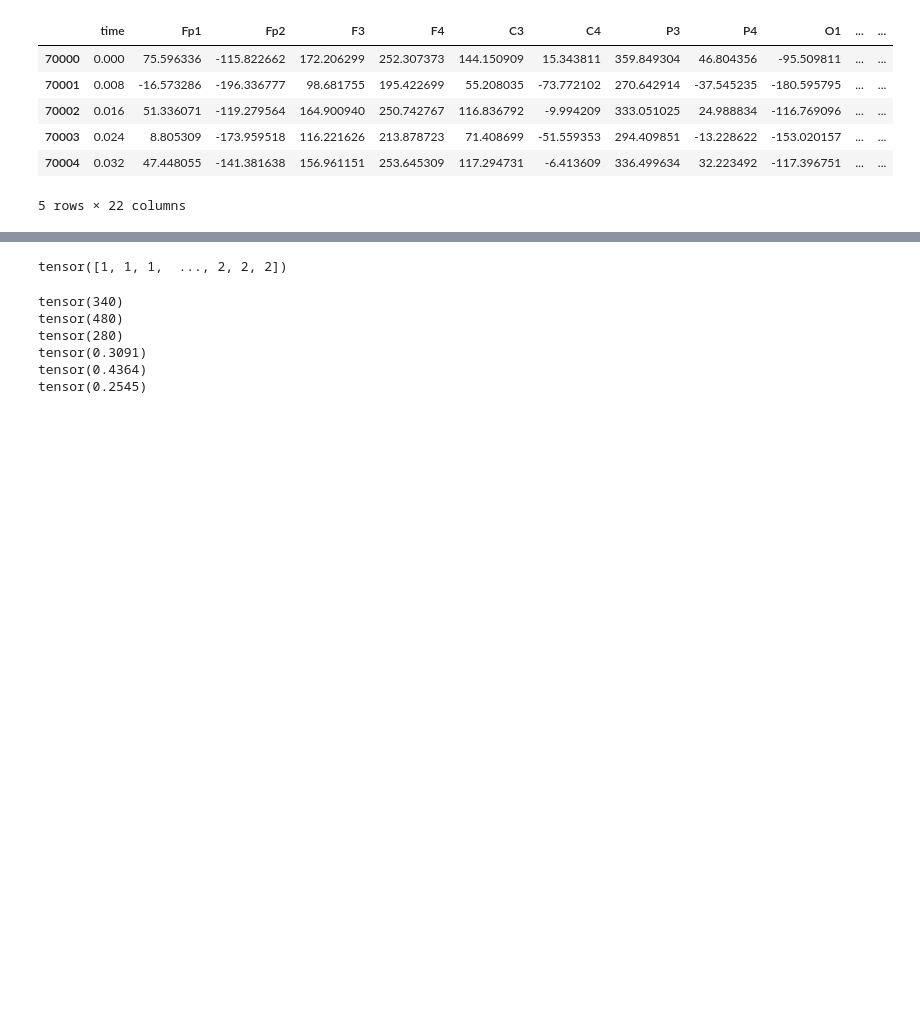
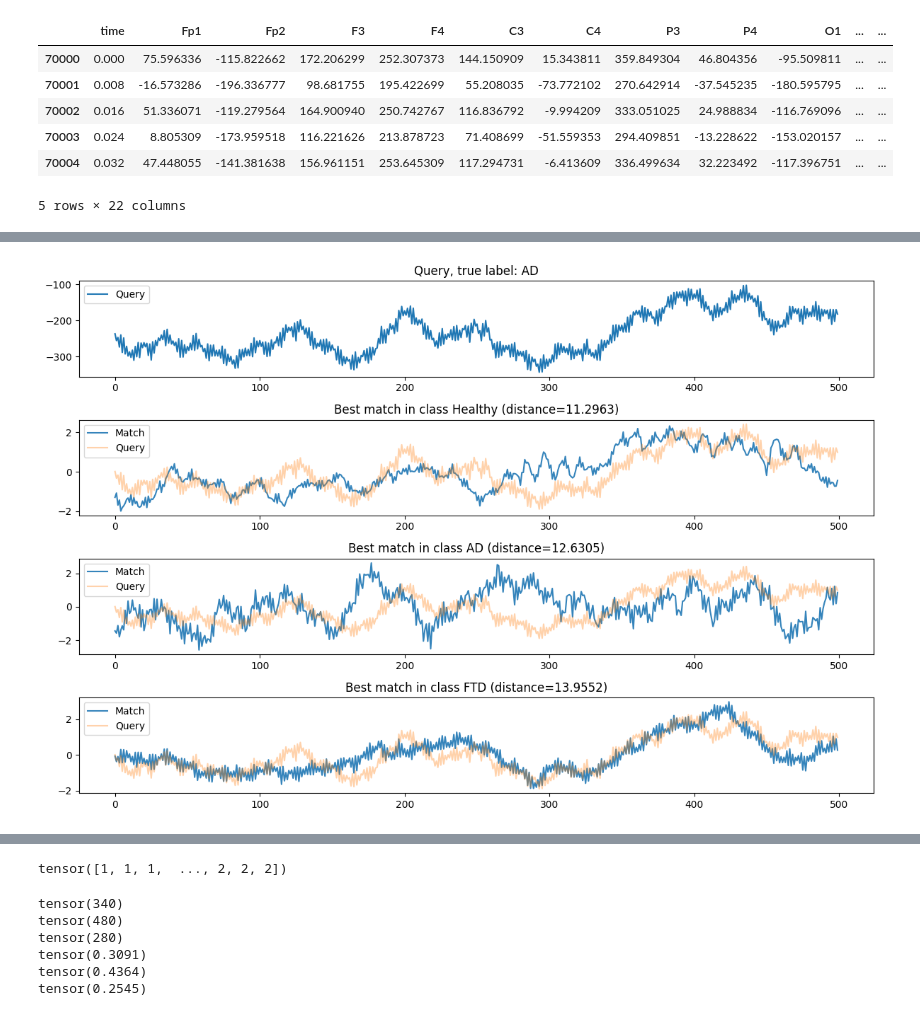
Before and after one commit to hereditary-eu/EEGlass, a Jupyter notebook: backend/experiments_xeegnet/test_matrix_profile.ipynb, the cells around one changed output, grey strips where cells are left out. Drawn from its saved outputs; the diff is of its cells as text; code cells hidden in the pictures; blank space fills up the shorter version.

Commit message:
matrix profile plots added

```diff
--- a/backend/experiments_xeegnet/test_matrix_profile.ipynb
+++ b/backend/experiments_xeegnet/test_matrix_profile.ipynb
@@ -332,0 +328,7 @@ df_profile_test0
+# %%
+def z_norm(signal):
+    mean = np.mean(signal)
+    std = np.std(signal)
+    if std == 0:
+        return signal - mean  # avoid division by zero
+    return (signal - mean) / std
@@ -332,0 +346,3 @@ df_profile_test0
+# %%
+dir_base = "../../"
+os.path.abspath(dir_base)
@@ -332,0 +351,71 @@ df_profile_test0
+# %%
+save_fig = False
+
+# start_idx = 177500
+start_idx = 2000
+# true_label = 0
+
+query = df_test.reset_index(drop=True).loc[start_idx : start_idx + window_size-1, channel].values
+true_labels = df_test.reset_index(drop=True).loc[start_idx : start_idx + window_size, "diagnosis"].unique()
+if len(set(true_labels)) == 1:
+    true_label = true_labels[0]
+else:
+    print(f"Warning: window starting at {start_idx} contains multiple true labels: {set(true_labels)}")
+
+min_distances = {}
+
+# query = x_test[0][:window_size]
+print(query.shape)
+print(x_train[0].shape)
+
+print(f"True label: {class_map[true_label]} ({true_label})")
+
+distances = np.abs(mts.mass2(x_train[0], query))
+min_k = np.argmin(distances)
+min_distance = distances[min_k]
+min_distances[0] = min_distance
+
+match = x_train[0][min_k : min_k + window_size]
+print(f"Minimum distance: {min_distance} class 0")
+
+distances = np.abs(mts.mass2(x_train[1], query))
+min_k = np.argmin(distances)
+min_distance = distances[min_k]
+min_distances[1] = min_distance
+match = x_train[1][min_k : min_k + window_size]
+print(f"Minimum distance: {min_distance} class 1")
+
+distances = np.abs(mts.mass2(x_train[2], query))
+min_k = np.argmin(distances)
+min_distance = distances[min_k]
+min_distances[2] = min_distance
+match = x_train[2][min_k : min_k + window_size]
+print(f"Minimum distance: {min_distance} class 2")
+
+print(f"Match: {match.shape}")
+
+# plot query and matches
+import matplotlib.pyplot as plt
+plt.figure(figsize=(12, 8))
+plt.subplot(4, 1, 1)
+plt.plot(query, label="Query")
+plt.legend()
+plt.title(f"Query, true label: {class_map[true_label]}")
+# plt.title("Query")
+for i, diag in enumerate(diagnosis_values):
+    plt.subplot(4, 1, i + 2)
+    match = x_train[diag][min_k : min_k + window_size]
+    # plt.plot(match)
+    # plt.plot(query, alpha=0.3)
+    plt.plot(z_norm(match), alpha=0.9, label="Match")
+    plt.plot(z_norm(query), alpha=0.35, label="Query")
+    plt.title(f"Best match in class {class_map[diag]} (distance={min_distances[diag]:.4f})")
+    plt.legend()
+plt.tight_layout()
+
+## save figure
+if save_fig:
+    dir_figure = os.path.join(dir_base, "figures")
+    fig_name = f"matrix_profile_example_start_idx{start_idx}.pdf"
+    plt.savefig(os.path.join(dir_figure, fig_name))
+# %% [output]
@@ -332,0 +429 @@ df_profile_test0
+[figure, added]
```
Also changed, not shown: parts of 14 cells of this notebook, 2 other files.
